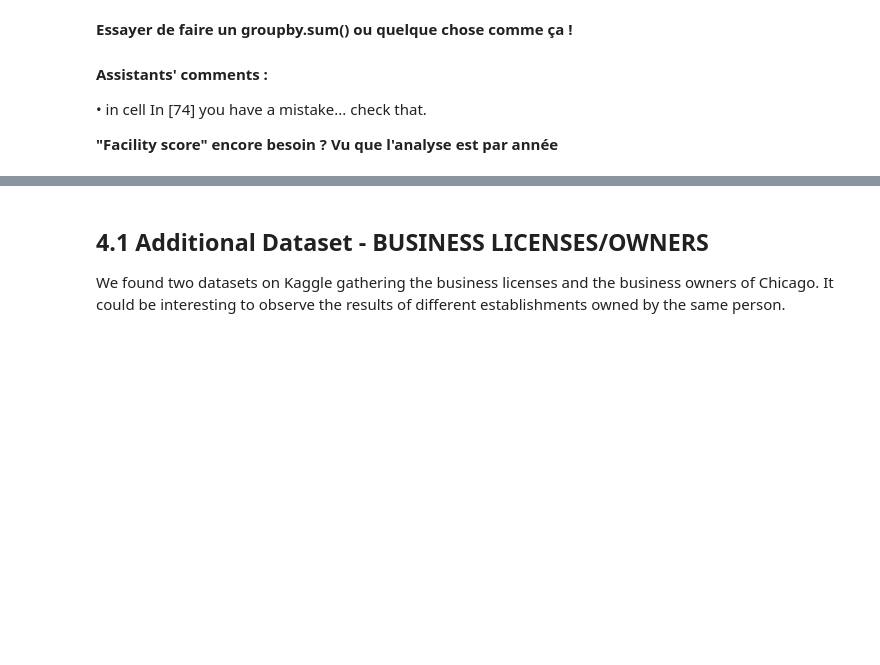
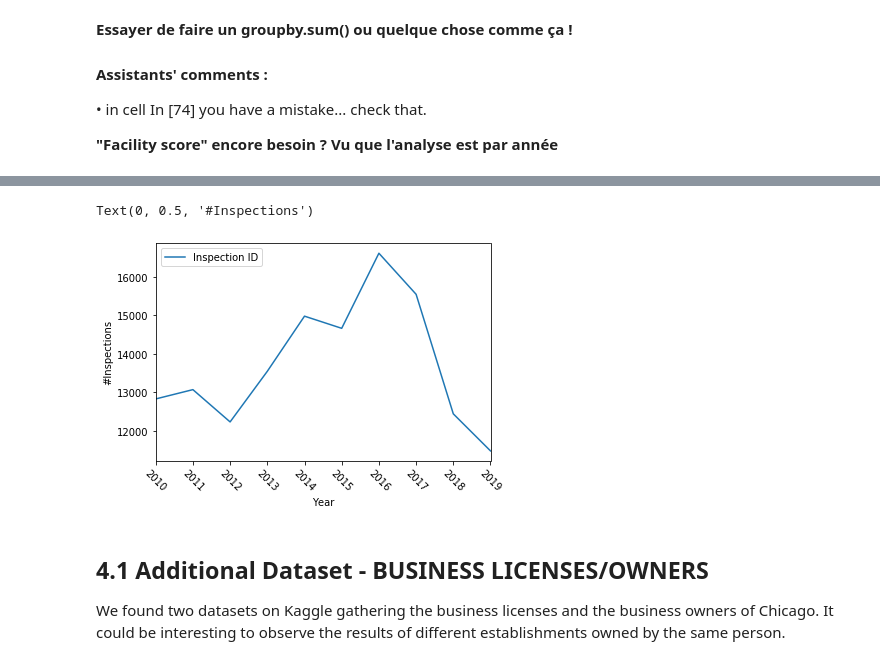
Before and after one commit to clairebilat/ada-2019-project-lost-and-found, a Jupyter notebook: Milestone-3.ipynb, the cells around one changed output, grey strips where cells are left out. Cells and saved outputs as stored; diff of their text form; code cells hidden in the pictures; blank space fills up the shorter version.

```diff
--- a/Milestone-3.ipynb
+++ b/Milestone-3.ipynb
@@ -975,0 +1086,2 @@ eat_seat.head(3)
+# %%
+eat_seat = pd.read_csv('eat_seat.csv')
@@ -975,0 +1095,3 @@ eat_seat.head(3)
+# %%
+def ret_year(row) :
+    return (row.loc['Inspection Date'].split('-')[0])
@@ -975,0 +1106,2 @@ eat_seat.head(3)
+# %%
+eat_seat['Inspection Year'] = eat_seat.apply(lambda x : ret_year(x), axis = 1)
@@ -975,0 +1115,10 @@ eat_seat.head(3)
+# %%
+def inspection_per_year(dblp):
+    return dblp[['Inspection Year','Inspection ID']].groupby('Inspection Year').count()
+
+ax = inspection_per_year(eat_seat).plot(rot=-45)
+ax.set_xlabel('Year')
+ax.set_ylabel('#Inspections')
+# %% [output]
+Text(0, 0.5, '#Inspections')
+[figure, added]
```
Also changed, not shown: parts of 148 cells of this notebook.
